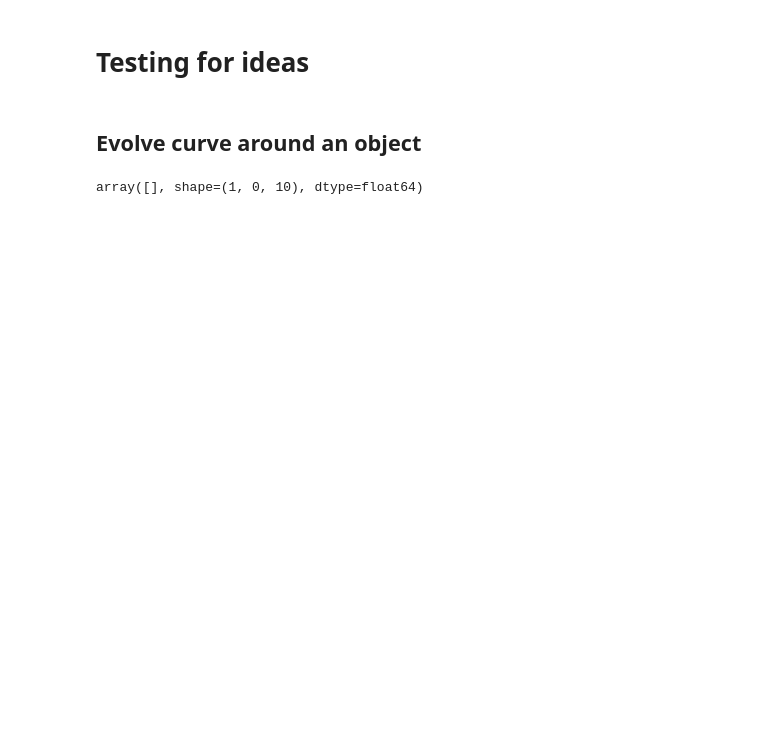
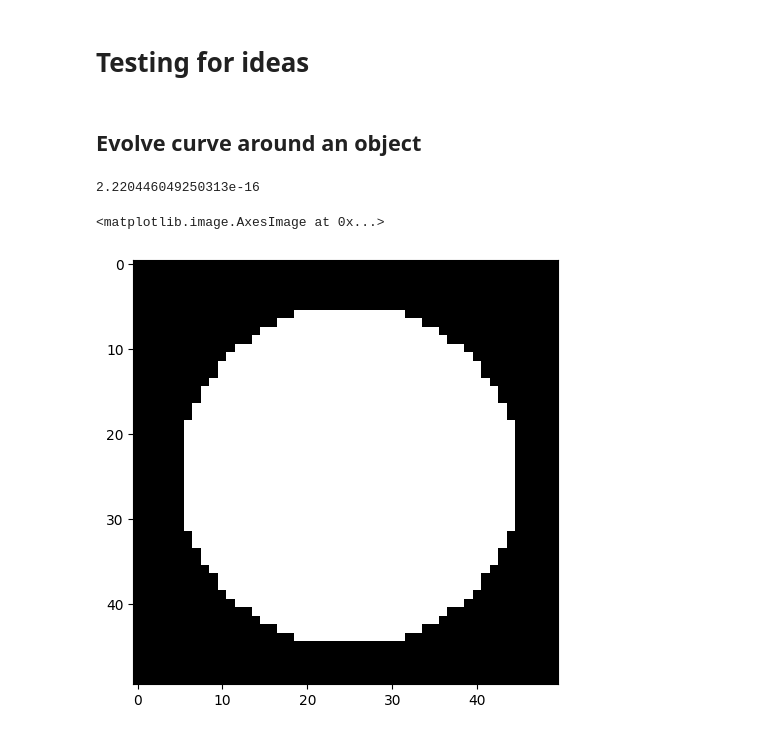
Before and after one commit to jgu13/CellSeg, a Jupyter notebook: Scripts/Test.ipynb, the cells around one changed output. Drawn from its saved outputs; the diff is of its cells as text; code cells hidden in the pictures; blank space fills up the shorter version.

```diff
--- a/Scripts/Test.ipynb
+++ b/Scripts/Test.ipynb
@@ -56,11 +55,6 @@ from matplotlib.pyplot import contour
 # %%
 ROOT = os.path.dirname(os.getcwd())
 DATA_DIR = os.path.join(ROOT, 'Data')
-# %%
-psi = np.zeros((10,10))
-psi[0:0,:][np.newaxis,:]
-# %% [output]
-array([], shape=(1, 0, 10), dtype=float64)
 # %%
 # Initialize a guesss of the contour
 def initialize(img):
@@ -137,4 +135,13 @@ def curve_evolution(img, dt=0.5, max_iter=1000, v=1):
     return psi
+# %%
+print(np.finfo('float').eps)
+# %% [output]
+2.220446049250313e-16
+# %%
+imshow(img)
+# %% [output]
+<matplotlib.image.AxesImage at 0x...>
+[figure, added]
 # %%
 import matplotlib.pyplot as plt
 img = imread(os.path.join(DATA_DIR, 'example', 'test.png'))
```
Also changed, not shown: parts of 3 cells of this notebook.
